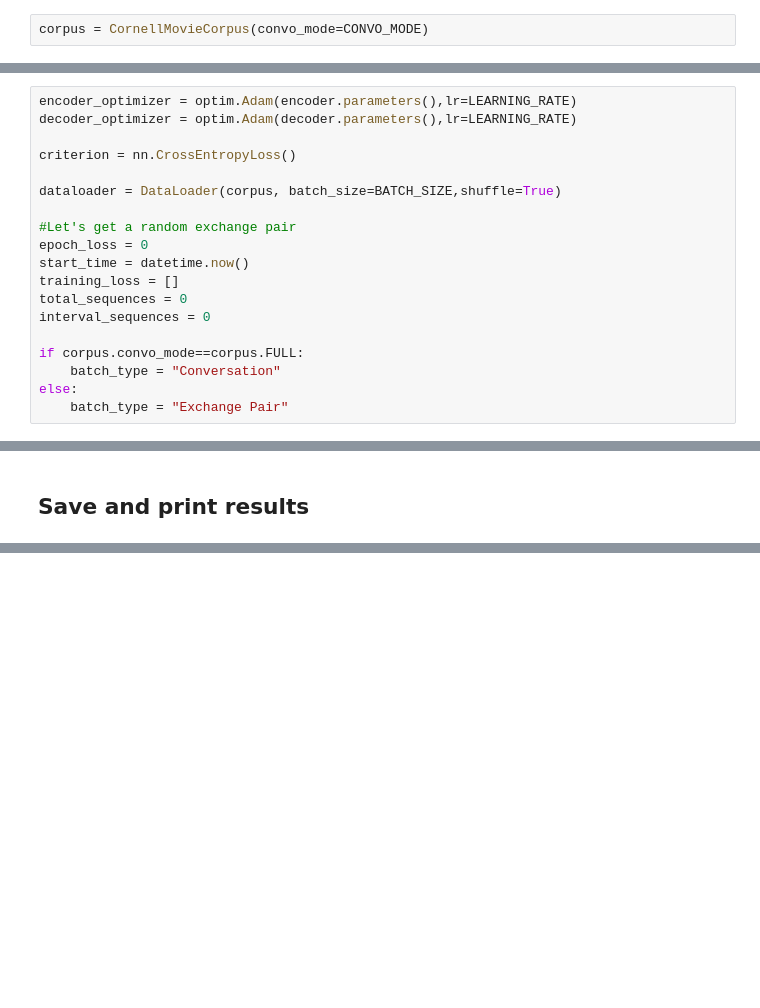
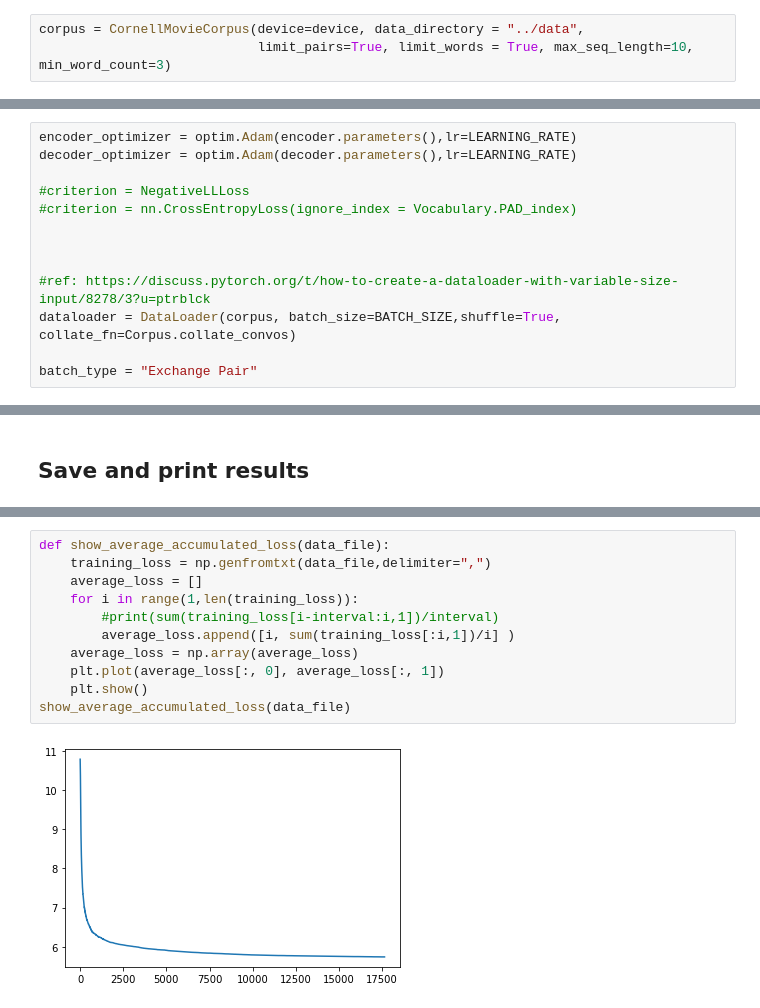
Before and after one commit to daryl-ramdin/coursework-seq2seq, a Jupyter notebook: moviechat.ipynb, the cells around one changed output, grey strips where cells are left out. Drawn from its saved outputs; the diff is of its cells as text; blank space fills up the shorter version.

```diff
--- a/moviechat.ipynb
+++ b/moviechat.ipynb
@@ -45,7 +45,8 @@ cpu
 # %% [markdown]
 <h2>Create a Cornell Movie Corpus </h2>
 # %%
-corpus = CornellMovieCorpus(convo_mode=CONVO_MODE)
+corpus = CornellMovieCorpus(device=device, data_directory = "../data",
+                            limit_pairs=True, limit_words = True, max_seq_length=10, min_word_count=3)
 # %% [output]
 Loading movie lines...
 Creating vocabulary...
@@ -90,21 +111,15 @@ Decoder(
 encoder_optimizer = optim.Adam(encoder.parameters(),lr=LEARNING_RATE)
 decoder_optimizer = optim.Adam(decoder.parameters(),lr=LEARNING_RATE)
 
-criterion = nn.CrossEntropyLoss()
+#criterion = NegativeLLLoss
+#criterion = nn.CrossEntropyLoss(ignore_index = Vocabulary.PAD_index)
 
-dataloader = DataLoader(corpus, batch_size=BATCH_SIZE,shuffle=True)
 
-#Let's get a random exchange pair
-epoch_loss = 0
-start_time = datetime.now()
-training_loss = []
-total_sequences = 0
-interval_sequences = 0
 
-if corpus.convo_mode==corpus.FULL:
-    batch_type = "Conversation"
-else:
-    batch_type = "Exchange Pair"
+#ref: https://discuss.pytorch.org/t/how-to-create-a-dataloader-with-variable-size-input/8278/3?u=ptrblck
+dataloader = DataLoader(corpus, batch_size=BATCH_SIZE,shuffle=True, collate_fn=Corpus.collate_convos)
+
+batch_type = "Exchange Pair"
 # %% [markdown]
 <h2>Train</h2>
 # %%
@@ -213,0 +287,13 @@ torch.save(decoder, "decoder.pth")
+# %%
+def show_average_accumulated_loss(data_file):
+    training_loss = np.genfromtxt(data_file,delimiter=",")
+    average_loss = []
+    for i in range(1,len(training_loss)):
+        #print(sum(training_loss[i-interval:i,1])/interval)
+        average_loss.append([i, sum(training_loss[:i,1])/i] )
+    average_loss = np.array(average_loss)
+    plt.plot(average_loss[:, 0], average_loss[:, 1])
+    plt.show()
+show_average_accumulated_loss(data_file)
+# %% [output]
+[figure, added]
```
Also changed, not shown: parts of 10 cells of this notebook, 5 other files.
